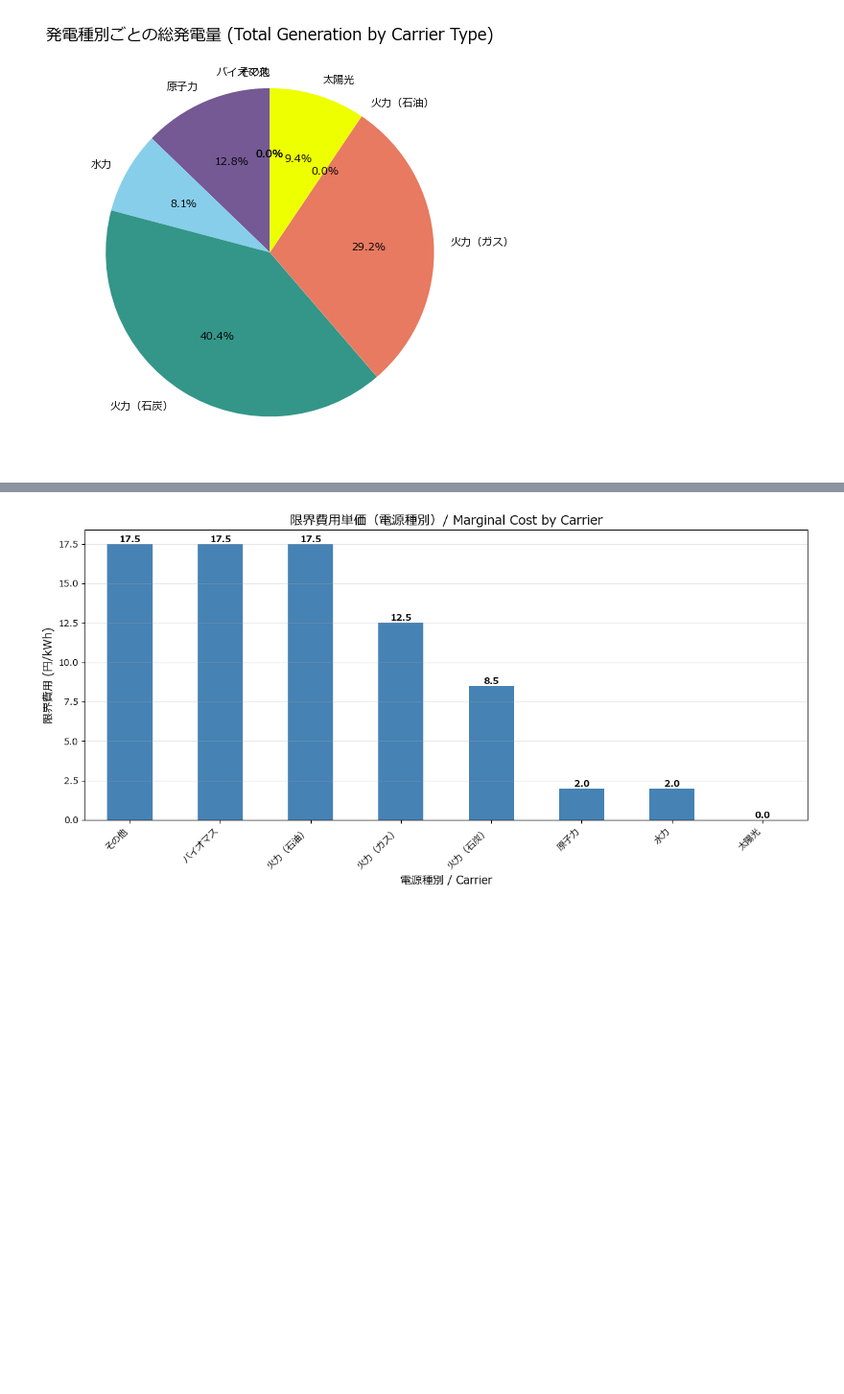
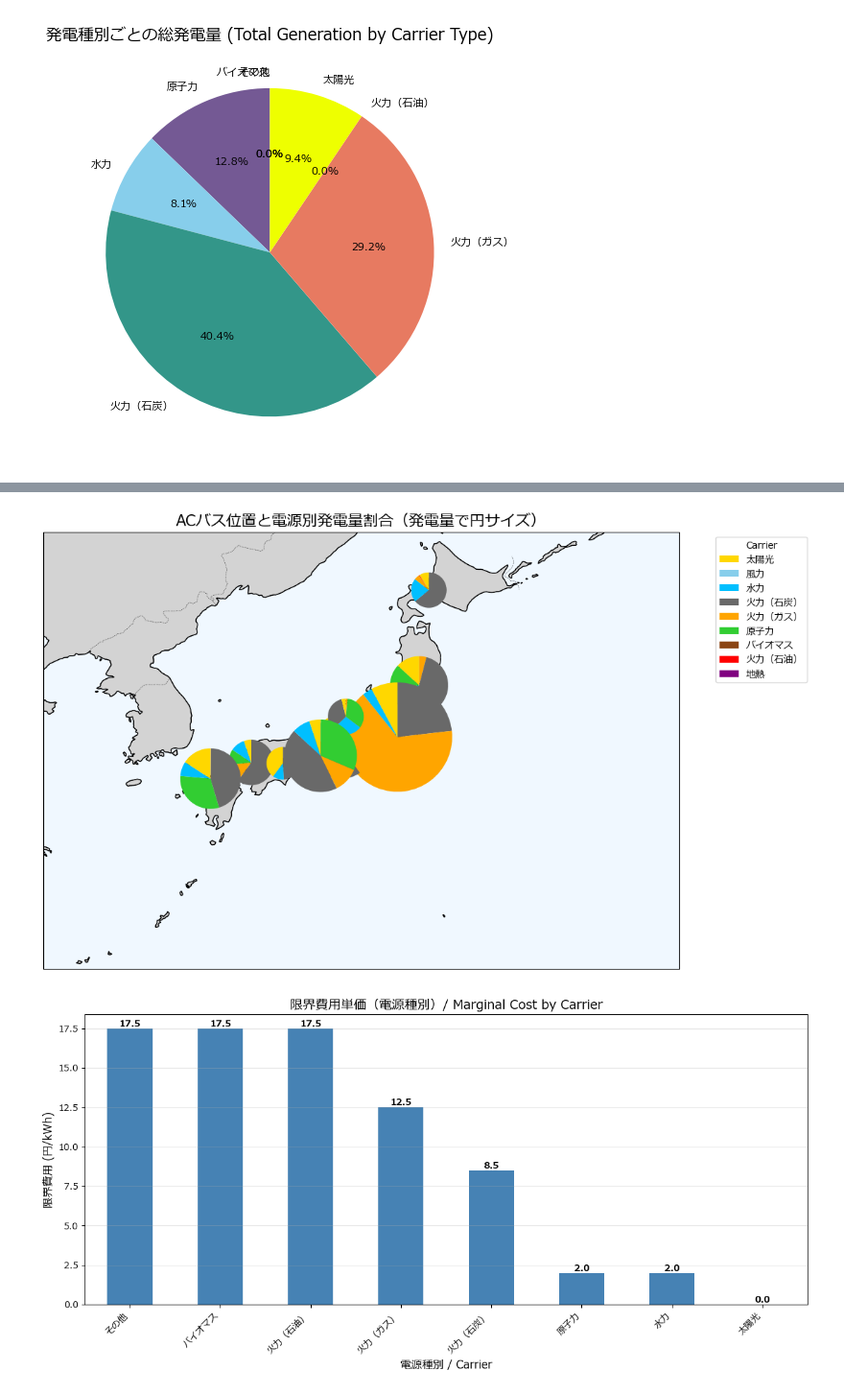
Before and after one commit to takashi-yanase/DemandSupplySimulation, a Jupyter notebook: 01 data_exploration.ipynb, the cells around one changed output, grey strips where cells are left out. Shown at 96% size. Cells and saved outputs as stored; diff of their text form; code cells hidden in the pictures; blank space fills up the shorter version.

```diff
--- a/01 data_exploration.ipynb
+++ b/01 data_exploration.ipynb
@@ -47,3 +217,90 @@ analyze_results.plot_generation_by_bus(network)
+# %%
+import matplotlib.pyplot as plt
+import cartopy.crs as ccrs
+import cartopy.feature as cfeature
+from mpl_toolkits.axes_grid1.inset_locator import inset_axes
+from matplotlib.patches import Patch
+
+# ACバスのみ抽出
+ac_buses = network.buses[network.buses['carrier'] == 'AC']
+bus_names = ac_buses.index.tolist()
+bus_x = ac_buses['x']
+bus_y = ac_buses['y']
+
+# 各バスの電源mix（発電量合計をcarrierごとに集計）
+gen_mix_by_bus = {}
+total_gen_by_bus = {}
+for bus in bus_names:
+    gens = network.generators[network.generators['bus'] == bus]
+    if len(gens) == 0:
+        continue
+    carriers = gens['carrier'].unique()
+    mix = {}
+    total_gen = 0
+    for carrier in carriers:
+        gen_ids = gens[gens['carrier'] == carrier].index
+        gen_sum = network.generators_t.p[gen_ids].sum().sum()
+        mix[carrier] = gen_sum
+        total_gen += gen_sum
+    if total_gen > 0:
+        for k in mix:
+            mix[k] /= total_gen
+    gen_mix_by_bus[bus] = mix
+    total_gen_by_bus[bus] = total_gen
+
+# 色設定（例：日本語名に対応）
+carrier_colors = {
+    '太陽光': 'gold',
+    '風力': 'skyblue',
+    '水力': 'deepskyblue',
+    '火力（石炭）': 'dimgray',
+    '火力（ガス）': 'orange',
+    '原子力': 'limegreen',
+    'バイオマス': 'saddlebrown',
+    '火力（石油）': 'red',
+    '地熱': 'purple',
+    # 必要に応じて追加
+}
+
+fig = plt.figure(figsize=(12, 12))
+ax = plt.axes(projection=ccrs.PlateCarree())
+ax.set_extent([122, 154, 24, 46], crs=ccrs.PlateCarree())
+ax.add_feature(cfeature.LAND, zorder=0, edgecolor='black', facecolor='lightgray')
+ax.add_feature(cfeature.COASTLINE, linewidth=0.5)
+ax.add_feature(cfeature.BORDERS, linestyle=':', linewidth=0.5)
+ax.add_feature(cfeature.OCEAN, facecolor='aliceblue')
+
+# 発電量の最大値（スケーリング用）
+max_gen = max(total_gen_by_bus.values()) if total_gen_by_bus else 1
+
+for bus in bus_names:
+    x = bus_x[bus]
+    y = bus_y[bus]
+    mix = gen_mix_by_bus.get(bus, {})
+    total_gen = total_gen_by_bus.get(bus, 0)
+    if not mix or total_gen == 0:
+        continue
+    # 発電量に応じて円グラフのサイズを決定（最大で2.0、最小で0.5）
+    size = 0.5 + 1.5 * (total_gen / max_gen)  # 0.5〜2.0
+    labels = list(mix.keys())
+    fracs = [mix[k] for k in labels]
+    colors = [carrier_colors.get(k, 'gray') for k in labels]
+    # inset_axesで小円グラフ
+    inset = inset_axes(ax, width=size, height=size, loc='center', bbox_to_anchor=(x, y), bbox_transform=ax.transData, borderpad=0)
+    inset.pie(fracs, labels=None, colors=colors, startangle=90, counterclock=False)
+    inset.set_aspect('equal')
+    inset.set_xticks([])
+    inset.set_yticks([])
+    # バス名
+    ax.text(x, y, bus, fontsize=10, ha='center', va='center', zorder=3, transform=ccrs.PlateCarree())
+
+ax.set_title('ACバス位置と電源別発電量割合（発電量で円サイズ）', fontsize=16)
+# 凡例
+legend_elements = [Patch(facecolor=carrier_colors.get(k, 'gray'), label=k) for k in carrier_colors]
+ax.legend(handles=legend_elements, title='Carrier', bbox_to_anchor=(1.05, 1), loc='upper left')
+plt.show()
+# %% [output]
+[figure, added]
 # %%
 import pandas as pd
 import matplotlib.pyplot as plt
```
Also changed, not shown: parts of 5 cells of this notebook, 3 other files.
